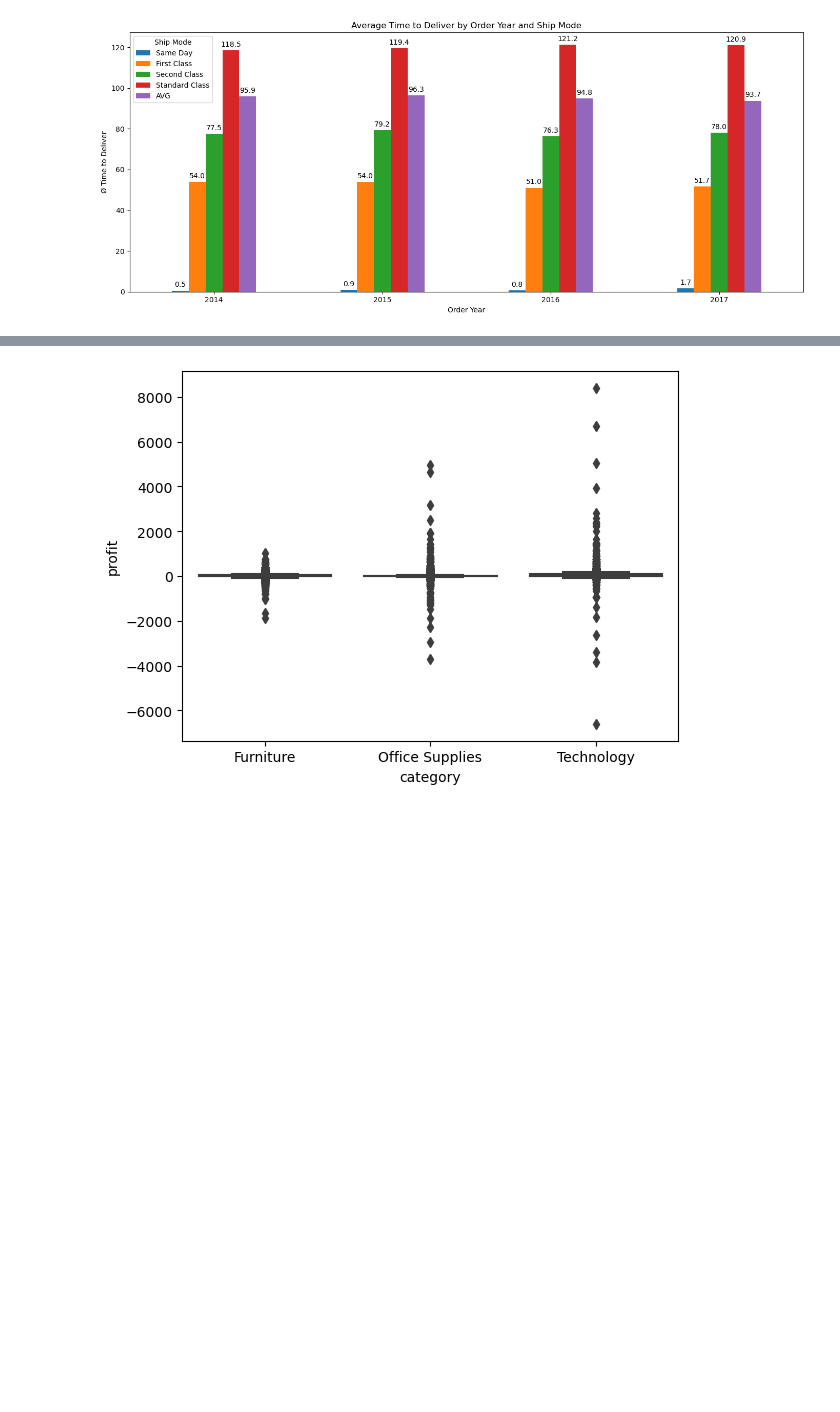
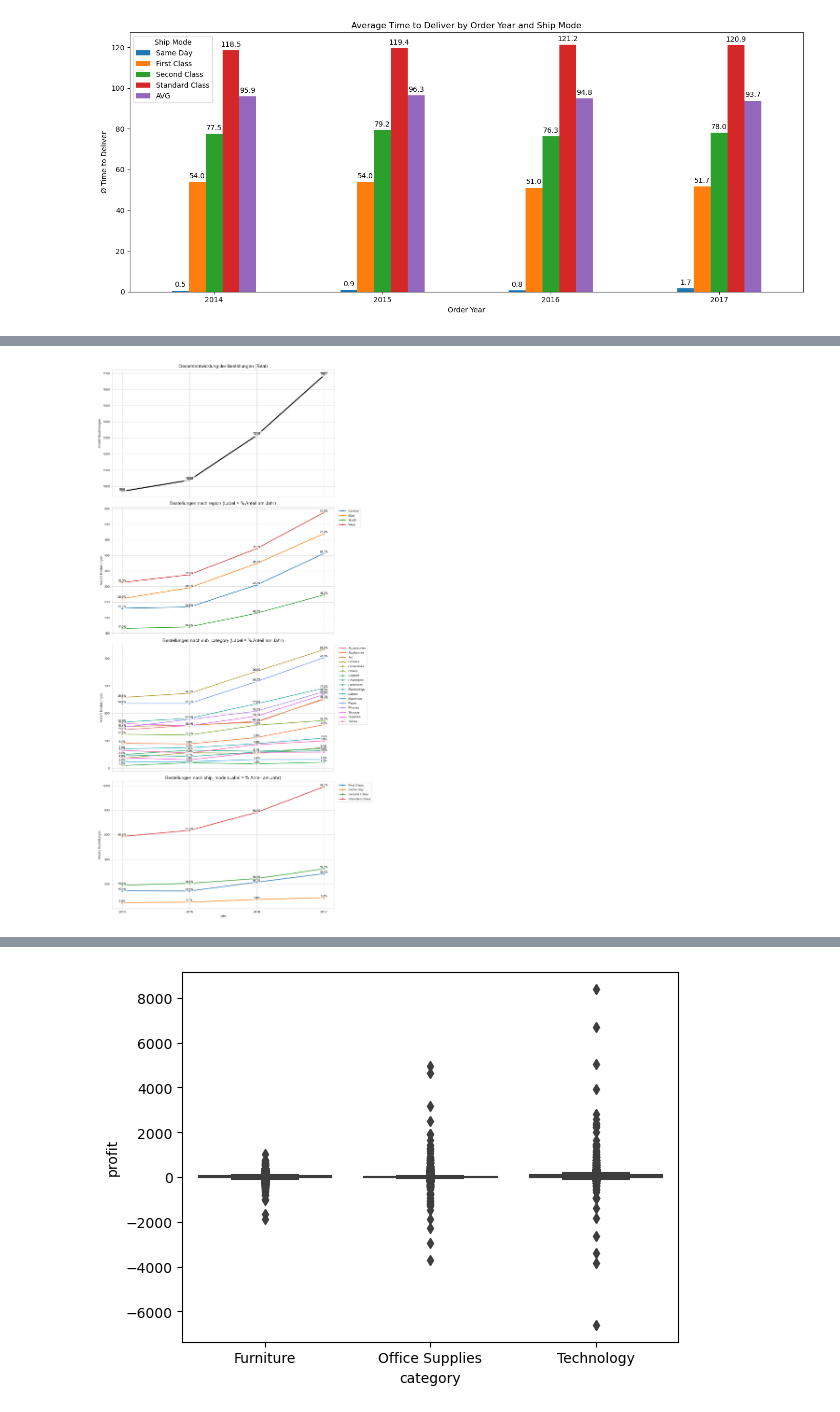
Before and after one commit to justushtr/data_engineering, a Jupyter notebook: test_real_1.ipynb, the cells around one changed output, grey strips where cells are left out. Drawn from its saved outputs; the diff is of its cells as text; code cells hidden in the pictures; blank space fills up the shorter version.

```diff
--- a/test_real_1.ipynb
+++ b/test_real_1.ipynb
@@ -324,0 +305,73 @@ discount - profit: -0.2195
+# %%
+# ---------------------------------------------------------
+# TEIL 2: Vorberechnungen
+# ---------------------------------------------------------
+# Berechne die Gesamtanzahl Unique Orders pro Jahr (für den Nenner der Prozentrechnung)
+yearly_totals = df.groupby('order_year')['order_id'].nunique()
+
+
+# ---------------------------------------------------------
+# TEIL 3: Plotting
+# ---------------------------------------------------------
+sns.set_style("whitegrid")
+
+# Erstelle 4 untereinanderliegende Diagramme
+fig, axes = plt.subplots(4, 1, figsize=(12, 24), sharex=True)
+dimensions = ['Gesamt', 'region', 'sub_category', 'ship_mode']
+
+for i, dim in enumerate(dimensions):
+    ax = axes[i]
+
+    if dim == 'Gesamt':
+        # --- 1. Gesamtanzahl ---
+        grouped = df.groupby('order_year')['order_id'].nunique().reset_index()
+
+        sns.lineplot(data=grouped, x='order_year', y='order_id',
+                     marker='o', color='black', linewidth=3, ax=ax)
+
+        ax.set_title("Gesamtentwicklung der Bestellungen (Total)", fontsize=14)
+        ax.set_ylabel("Anzahl Bestellungen")
+
+        # Beschriftung: Absolute Zahlen
+        for _, row in grouped.iterrows():
+            ax.text(row['order_year'], row['order_id'],
+                    f"{int(row['order_id'])}",
+                    ha='center', va='bottom', fontweight='bold', fontsize=11,
+                    bbox=dict(facecolor='white', edgecolor='none', alpha=0.7))
+
+    else:
+        # --- 2., 3., 4. Kategorien ---
+        # Gruppieren nach Jahr und Kategorie
+        grouped = df.groupby(['order_year', dim])['order_id'].nunique().reset_index()
+
+        # Mit Jahressummen mergen, um % zu berechnen
+        grouped = grouped.merge(yearly_totals.rename('total_year'), on='order_year')
+        grouped['percentage'] = (grouped['order_id'] / grouped['total_year']) * 100
+
+        # Plotten (Y-Achse bleibt absolute Anzahl, damit man das Wachstum sieht)
+        sns.lineplot(data=grouped, x='order_year', y='order_id', hue=dim,
+                     marker='o', linewidth=2, ax=ax)
+
+        ax.set_title(f"Bestellungen nach {dim} (Label = % Anteil am Jahr)", fontsize=14)
+        ax.set_ylabel("Anzahl Bestellungen")
+
+        # Beschriftung: Prozentwerte an die Punkte schreiben
+        for _, row in grouped.iterrows():
+            # Nur beschriften, wenn Daten vorhanden (NaN safety)
+            if pd.notnull(row['percentage']):
+                ax.text(row['order_year'], row['order_id'],
+                        f"{row['percentage']:.1f}%",
+                        ha='center', va='bottom', fontsize=9, color='black',
+                        bbox=dict(facecolor='white', alpha=0.6, edgecolor='none', pad=1))
+
+        # Legende nach außen schieben
+        ax.legend(bbox_to_anchor=(1.01, 1), loc='upper left')
+
+# X-Achse nur ganze Jahre anzeigen
+plt.xticks(sorted(df['order_year'].unique()))
+plt.xlabel("Jahr")
+
+plt.tight_layout()
+plt.show()
+# %% [output]
+[figure, added]
```
Also changed, not shown: parts of 19 cells of this notebook, 2 other files.
